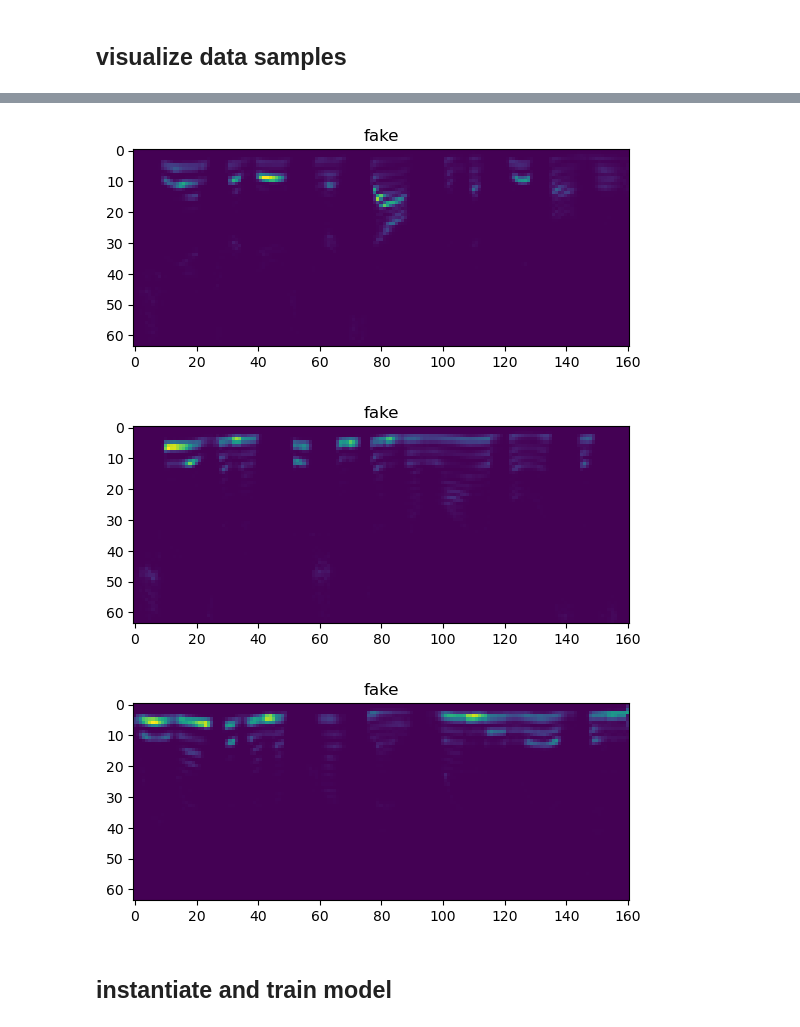
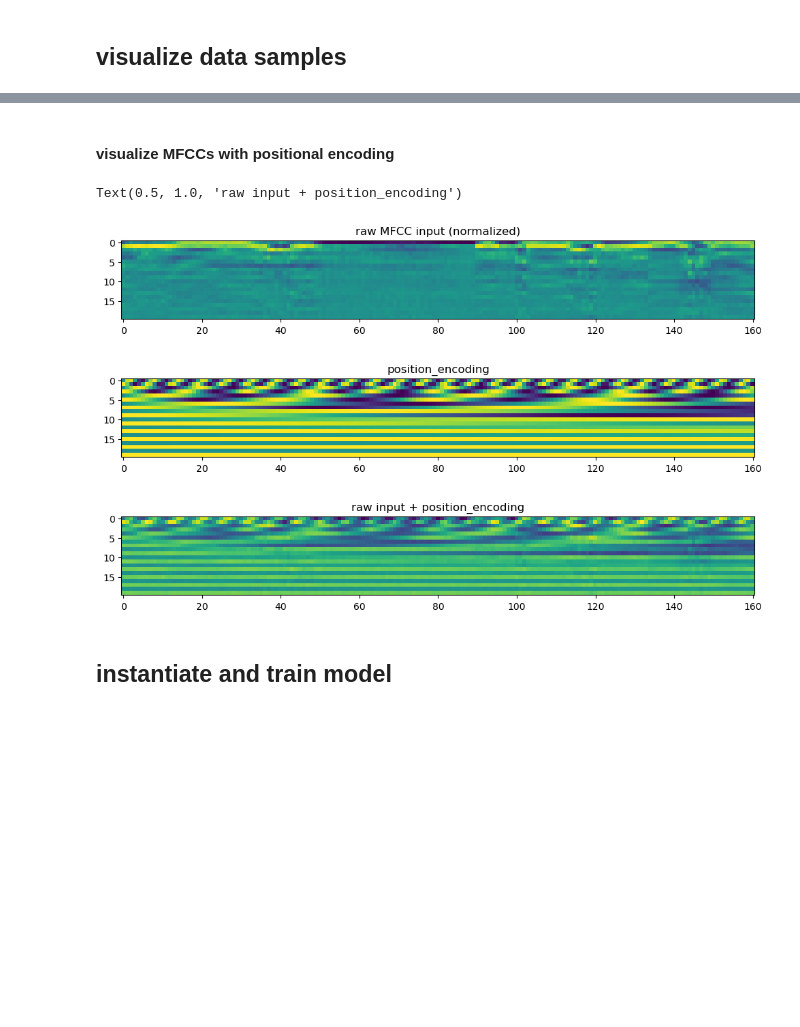
Before and after one commit to arj7192/fight_fraud_with_machine_learning, a Jupyter notebook: Chapter10/DeepFakeVoiceDetection.ipynb, the cells around one changed output, grey strips where cells are left out. Drawn from its saved outputs; the diff is of its cells as text; code cells hidden in the pictures; blank space fills up the shorter version.

```diff
--- a/Chapter10/DeepFakeVoiceDetection.ipynb
+++ b/Chapter10/DeepFakeVoiceDetection.ipynb
@@ -55,11 +75,11 @@ class AudioDataset(Dataset):
 ## define model (transformer) architecture
 # %%
 class AudioTransformer(nn.Module):
-    def __init__(self, n_mels=64, n_classes=2, nhead=8, num_encoder_layers=3, dim_feedforward=256, dropout=0.1):
+    def __init__(self, n_mels, n_classes=2, nhead=1, num_encoder_layers=1, dim_feedforward=64, dropout=0.1):
         super(AudioTransformer, self).__init__()
 
         self.n_mels = n_mels
-        self.positional_encoding = nn.Parameter(self.create_positional_encoding(10000, n_mels), requires_grad=False)
+        self.positional_encoding = nn.Parameter(self.create_positional_encoding(1000, n_mels), requires_grad=False)
 
         encoder_layer = nn.TransformerEncoderLayer(
             d_model=n_mels,
@@ -97,0 +120,4 @@ class AudioTransformer(nn.Module):
+# %%
+device = torch.device('cuda' if torch.cuda.is_available() else 'cpu')
+model = AudioTransformer(n_mels=N_MFCC, n_classes=2).to(device)
+print("num_parameters:", sum([len(x) for x in model.parameters()]))
@@ -141,12 +176,23 @@ for i in range(1, 4):
-# %%
-for i in range(1, 4):
-    plt.figure()
-    plt.imshow(test_dataset[-i][0].T);
-    plt.title({0: "real", 1: "fake"}.get(test_dataset[-i][1]))
-# %% [output]
-[figure, removed]
-[figure, removed]
-[figure, removed]
+# %% [markdown]
+#### visualize MFCCs with positional encoding
+# %%
+raw_input = torch.nn.functional.normalize(train_dataset[0][0])
+positional_encoding = model.positional_encoding[0][:len(raw_input)]
+
+plt.figure(figsize = (12,10))
+plt.imshow(raw_input.T);
+plt.title("raw MFCC input (normalized)")
+plt.figure(figsize = (12,20))
+plt.imshow(positional_encoding.T);
+plt.title("position_encoding")
+plt.figure(figsize = (12,20))
+plt.imshow((raw_input+positional_encoding).T);
+plt.title("raw input + position_encoding")
+# %% [output]
+Text(0.5, 1.0, 'raw input + position_encoding')
+[figure, added]
+[figure, added]
+[figure, added]
 # %% [markdown]
 ## instantiate and train model
 # %%
```
Also changed, not shown: parts of 82 cells of this notebook.
